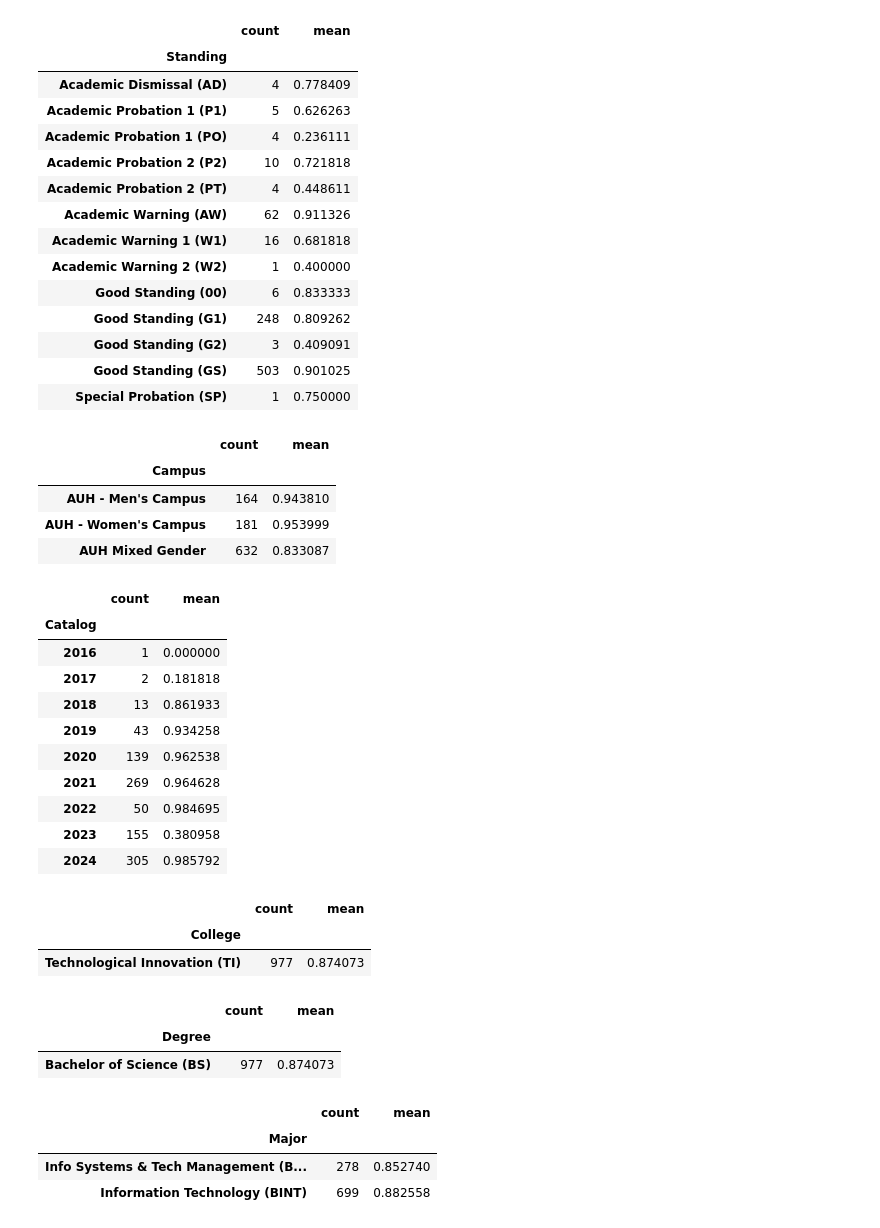
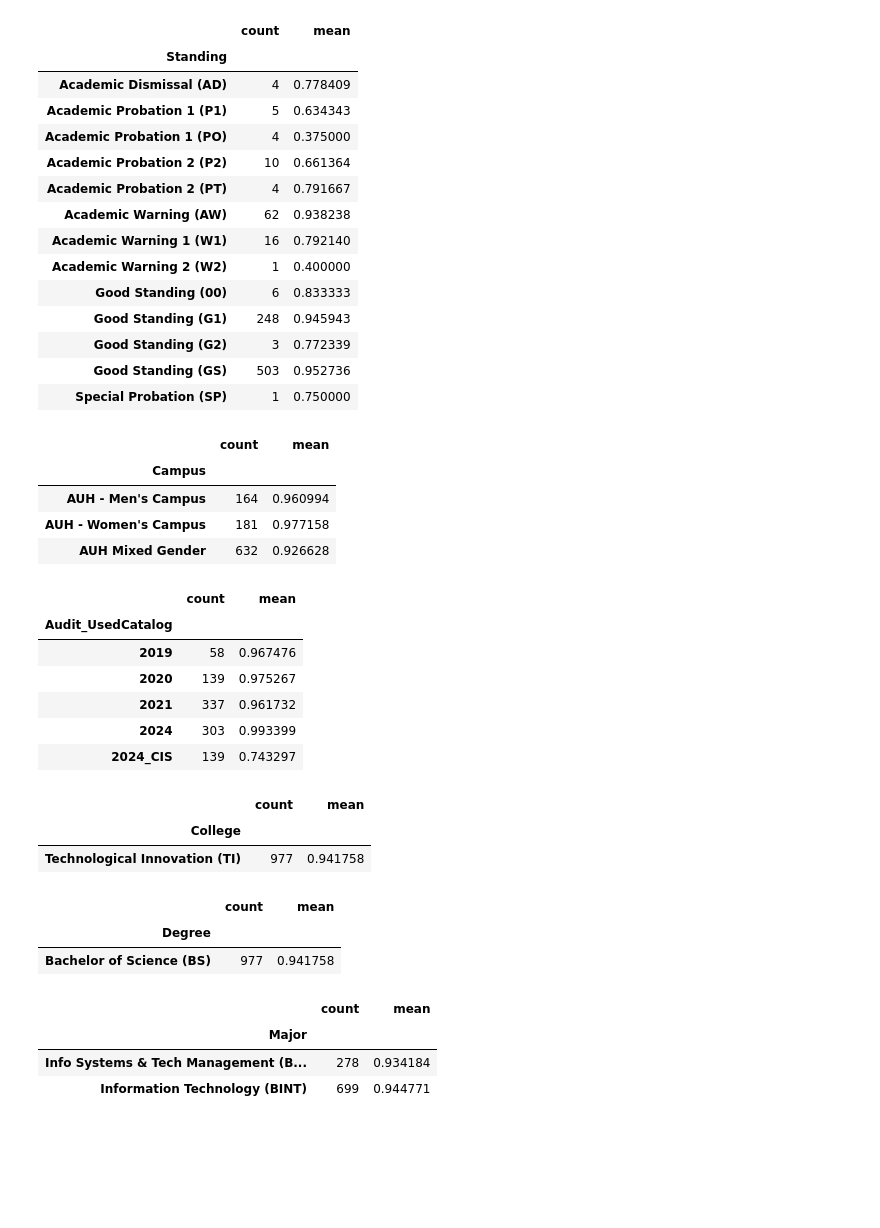
Before and after one commit to SinanSalman/Academic4sight, a Jupyter notebook: Compare_Projections.ipynb, the cells around one changed output. Drawn from its saved outputs; the diff is of its cells as text; code cells hidden in the pictures; blank space fills up the shorter version.

```diff
--- a/Compare_Projections.ipynb
+++ b/Compare_Projections.ipynb
@@ -83,11 +81,7 @@ compared 977 students, with similarity ratio: 87.41%
 # %%
-cat = ['Status', 'Standing', 'Campus', 'Catalog', 'College', 'Degree', 'Major', 'Concentration', 'Program']
+cat = ['Status', 'Standing', 'Campus', 'Audit_UsedCatalog', 'College', 'Degree', 'Major', 'Concentration', 'Program']
 
 data = pd.read_excel(Projections['New'][0])
-data['Catalog'] = data['Catalog'].astype('string')
-data['Catalog'] = data['Catalog'].str[:4]
-old['oID'] = old.ID
-new['nID'] = new.ID
 df2 = pd.merge(data, df, on='ID', how='inner')
 for c in cat:
     display(df2.groupby(c)['Match'].agg(['count','mean']))
@@ -107,44 +101,40 @@ for c in cat:
 | Withdrawn (WD) | 9 | 0.747475 |
 |  | count | mean |
 | Standing |  |  |
 | Academic Dismissal (AD) | 4 | 0.778409 |
-| Academic Probation 1 (P1) | 5 | 0.626263 |
-| Academic Probation 1 (PO) | 4 | 0.236111 |
-| Academic Probation 2 (P2) | 10 | 0.721818 |
-| Academic Probation 2 (PT) | 4 | 0.448611 |
-| Academic Warning (AW) | 62 | 0.911326 |
-| Academic Warning 1 (W1) | 16 | 0.681818 |
+| Academic Probation 1 (P1) | 5 | 0.634343 |
+| Academic Probation 1 (PO) | 4 | 0.375000 |
+| Academic Probation 2 (P2) | 10 | 0.661364 |
+| Academic Probation 2 (PT) | 4 | 0.791667 |
+| Academic Warning (AW) | 62 | 0.938238 |
+| Academic Warning 1 (W1) | 16 | 0.792140 |
 | Academic Warning 2 (W2) | 1 | 0.400000 |
 | Good Standing (00) | 6 | 0.833333 |
-| Good Standing (G1) | 248 | 0.809262 |
-| Good Standing (G2) | 3 | 0.409091 |
-| Good Standing (GS) | 503 | 0.901025 |
+| Good Standing (G1) | 248 | 0.945943 |
+| Good Standing (G2) | 3 | 0.772339 |
+| Good Standing (GS) | 503 | 0.952736 |
 | Special Probation (SP) | 1 | 0.750000 |
 |  | count | mean |
 | Campus |  |  |
-| AUH - Men's Campus | 164 | 0.943810 |
-| AUH - Women's Campus | 181 | 0.953999 |
-| AUH Mixed Gender | 632 | 0.833087 |
+| AUH - Men's Campus | 164 | 0.960994 |
+| AUH - Women's Campus | 181 | 0.977158 |
+| AUH Mixed Gender | 632 | 0.926628 |
 |  | count | mean |
-| Catalog |  |  |
-| 2016 | 1 | 0.000000 |
-| 2017 | 2 | 0.181818 |
-| 2018 | 13 | 0.861933 |
-| 2019 | 43 | 0.934258 |
-| 2020 | 139 | 0.962538 |
-| 2021 | 269 | 0.964628 |
-| 2022 | 50 | 0.984695 |
-| 2023 | 155 | 0.380958 |
-| 2024 | 305 | 0.985792 |
+| Audit_UsedCatalog |  |  |
+| 2019 | 58 | 0.967476 |
+| 2020 | 139 | 0.975267 |
+| 2021 | 337 | 0.961732 |
+| 2024 | 303 | 0.993399 |
+| 2024_CIS | 139 | 0.743297 |
 |  | count | mean |
 | College |  |  |
-| Technological Innovation (TI) | 977 | 0.874073 |
+| Technological Innovation (TI) | 977 | 0.941758 |
 |  | count | mean |
 | Degree |  |  |
-| Bachelor of Science (BS) | 977 | 0.874073 |
+| Bachelor of Science (BS) | 977 | 0.941758 |
 |  | count | mean |
 | Major |  |  |
-| Info Systems & Tech Management (B... | 278 | 0.852740 |
-| Information Technology (BINT) | 699 | 0.882558 |
+| Info Systems & Tech Management (B... | 278 | 0.934184 |
+| Information Technology (BINT) | 699 | 0.944771 |
 |  | count | mean |
 | Concentration |  |  |
```
Also changed, not shown: parts of 5 cells of this notebook, 7 other files.
